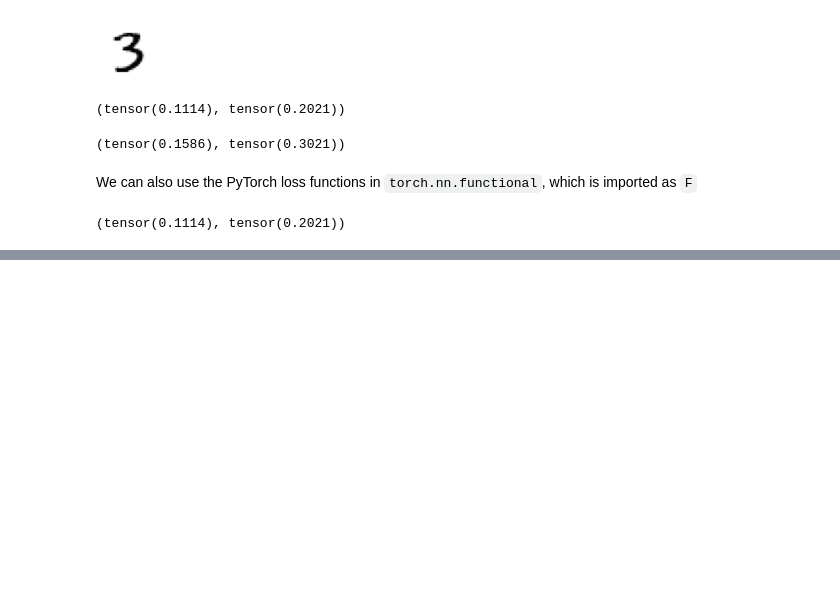
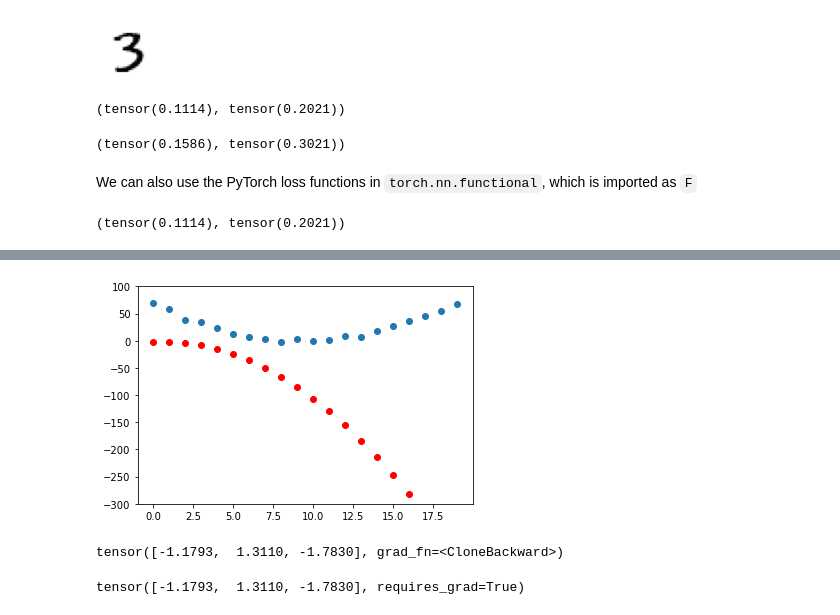
Before and after one commit to jaryaman/fastai-v4, a Jupyter notebook: notebooks/02-JA-MNIST-basics.ipynb, the cells around one changed output, grey strips where cells are left out. Saved outputs shown, nothing was run; the diff lists cells and outputs as text; code cells hidden in the pictures; blank space fills up the shorter version.

```diff
--- a/notebooks/02-JA-MNIST-basics.ipynb
+++ b/notebooks/02-JA-MNIST-basics.ipynb
@@ -154,0 +283,4 @@ F.l1_loss(a_3, mean3), F.mse_loss(a_3, mean3).sqrt()
+# %%
+show_pred(f(time, orig_params))
+# %% [output]
+[figure, added]
@@ -154,0 +299,8 @@ F.l1_loss(a_3, mean3), F.mse_loss(a_3, mean3).sqrt()
+# %%
+orig_params
+# %% [output]
+tensor([-1.1793,  1.3110, -1.7830], grad_fn=<CloneBackward>)
+# %%
+params
+# %% [output]
+tensor([-1.1793,  1.3110, -1.7830], requires_grad=True)
```
Also changed, not shown: parts of 139 cells of this notebook.
